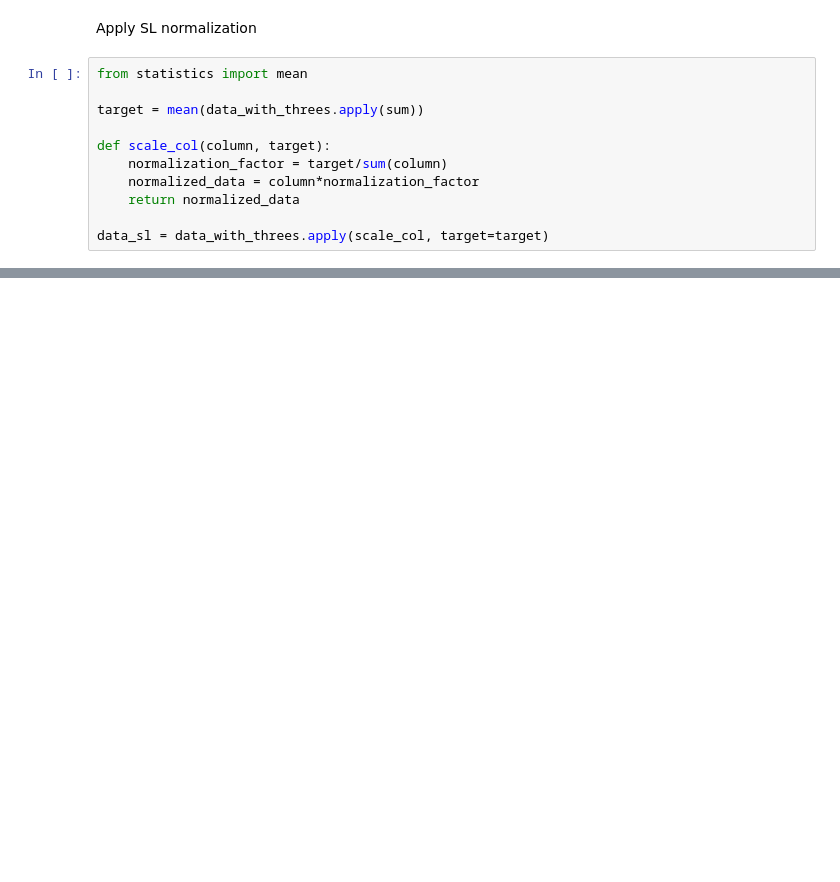
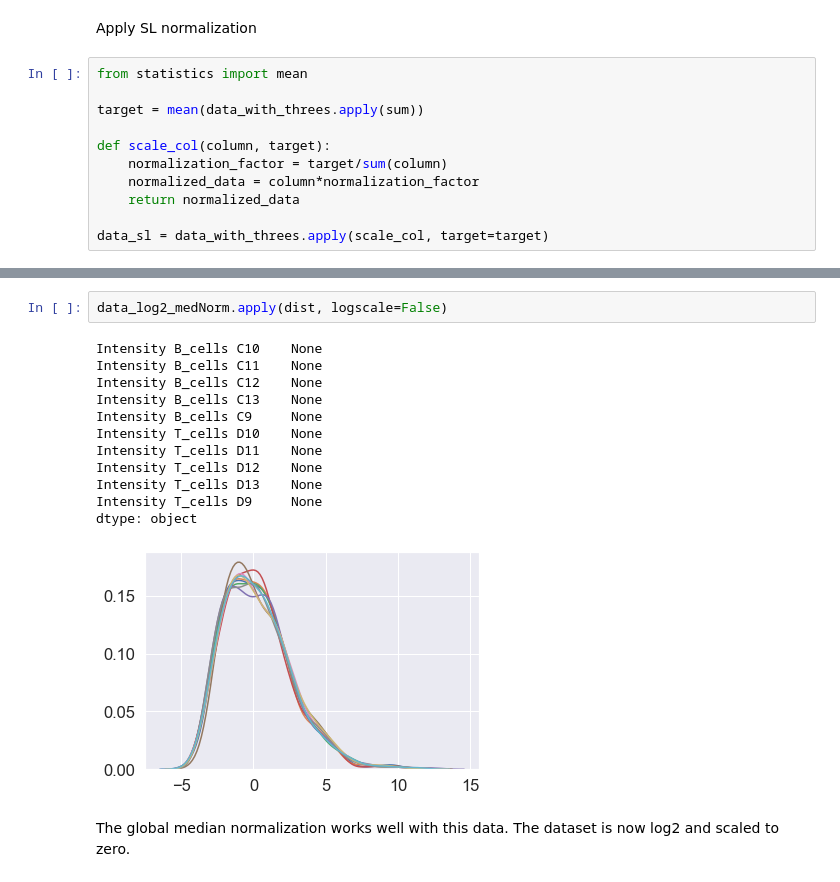
Before and after one commit to PayneLab/Lymphocytes1, a Jupyter notebook: Normalization.ipynb, the cells around one changed output, grey strips where cells are left out. Cells and saved outputs as stored; diff of their text form; blank space fills up the shorter version.

```diff
--- a/Normalization.ipynb
+++ b/Normalization.ipynb
@@ -126,0 +147,17 @@ dtype: object
+# %%
+data_log2_medNorm.apply(dist, logscale=False)
+# %% [output]
+Intensity B_cells C10    None
+Intensity B_cells C11    None
+Intensity B_cells C12    None
+Intensity B_cells C13    None
+Intensity B_cells C9     None
+Intensity T_cells D10    None
+Intensity T_cells D11    None
+Intensity T_cells D12    None
+Intensity T_cells D13    None
+Intensity T_cells D9     None
+dtype: object
+[figure, added]
+# %% [markdown]
+The global median normalization works well with this data. The dataset is now log2 and scaled to zero.
```
Also changed, not shown: parts of 10 cells of this notebook, 2 other files.
